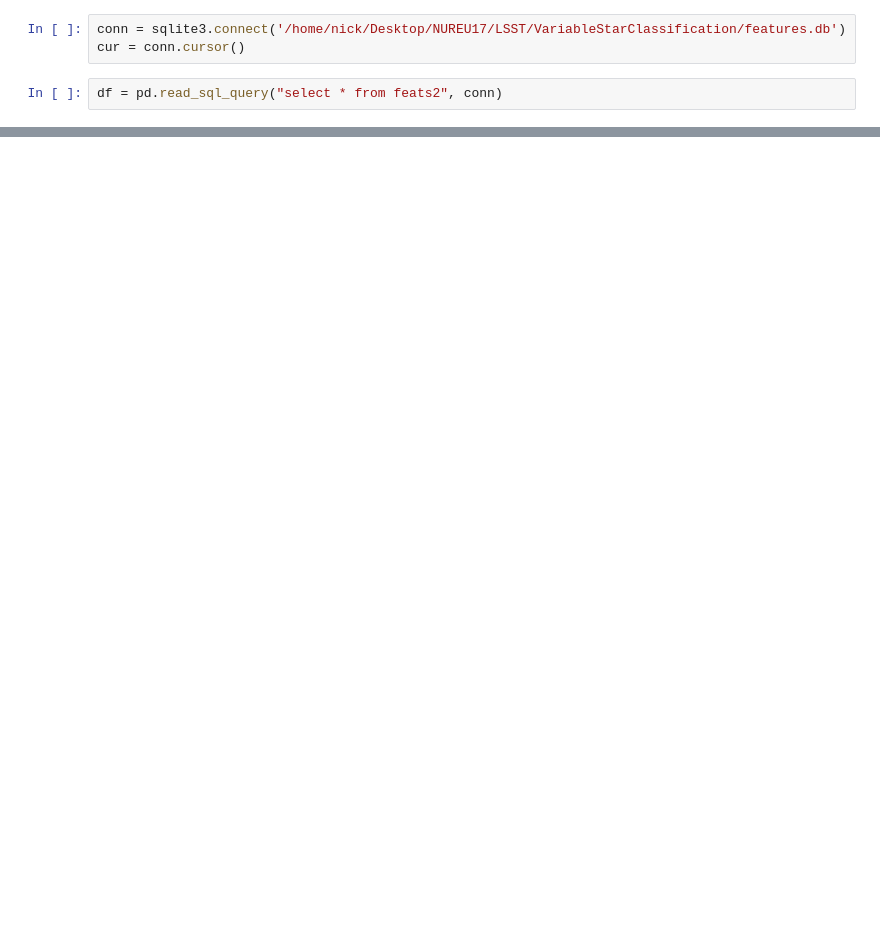
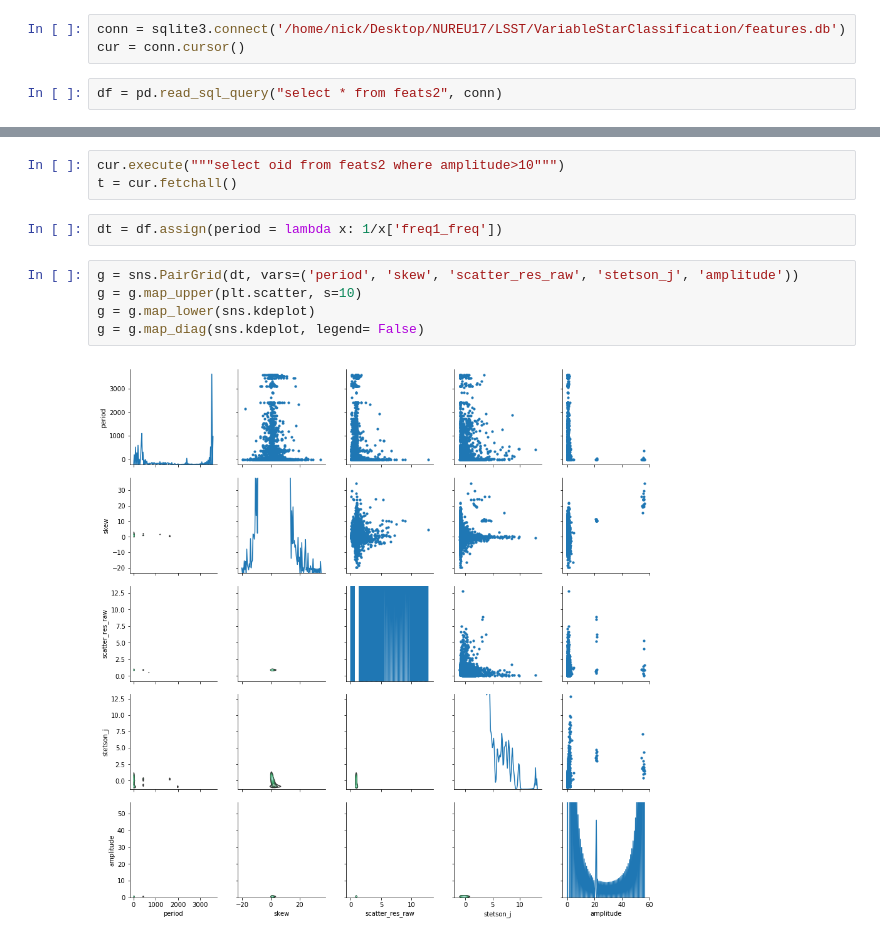
Before and after one commit to adamamiller/NUREU17, a Jupyter notebook: LSST/VariableStarClassification/scripts/Pairplots.ipynb, the cells around one changed output, grey strips where cells are left out. Cells and saved outputs as stored; diff of their text form; blank space fills up the shorter version.

```diff
--- a/LSST/VariableStarClassification/scripts/Pairplots.ipynb
+++ b/LSST/VariableStarClassification/scripts/Pairplots.ipynb
@@ -20,0 +20,12 @@ np.median(df['freq1_freq'])
+# %%
+cur.execute("""select oid from feats2 where amplitude>10""")
+t = cur.fetchall()
+# %%
+dt = df.assign(period = lambda x: 1/x['freq1_freq'])
+# %%
+g = sns.PairGrid(dt, vars=('period', 'skew', 'scatter_res_raw', 'stetson_j', 'amplitude'))
+g = g.map_upper(plt.scatter, s=10)
+g = g.map_lower(sns.kdeplot)
+g = g.map_diag(sns.kdeplot, legend= False)
+# %% [output]
+[figure, added]
```
Also changed, not shown: parts of 5 cells of this notebook, 7 other files.
